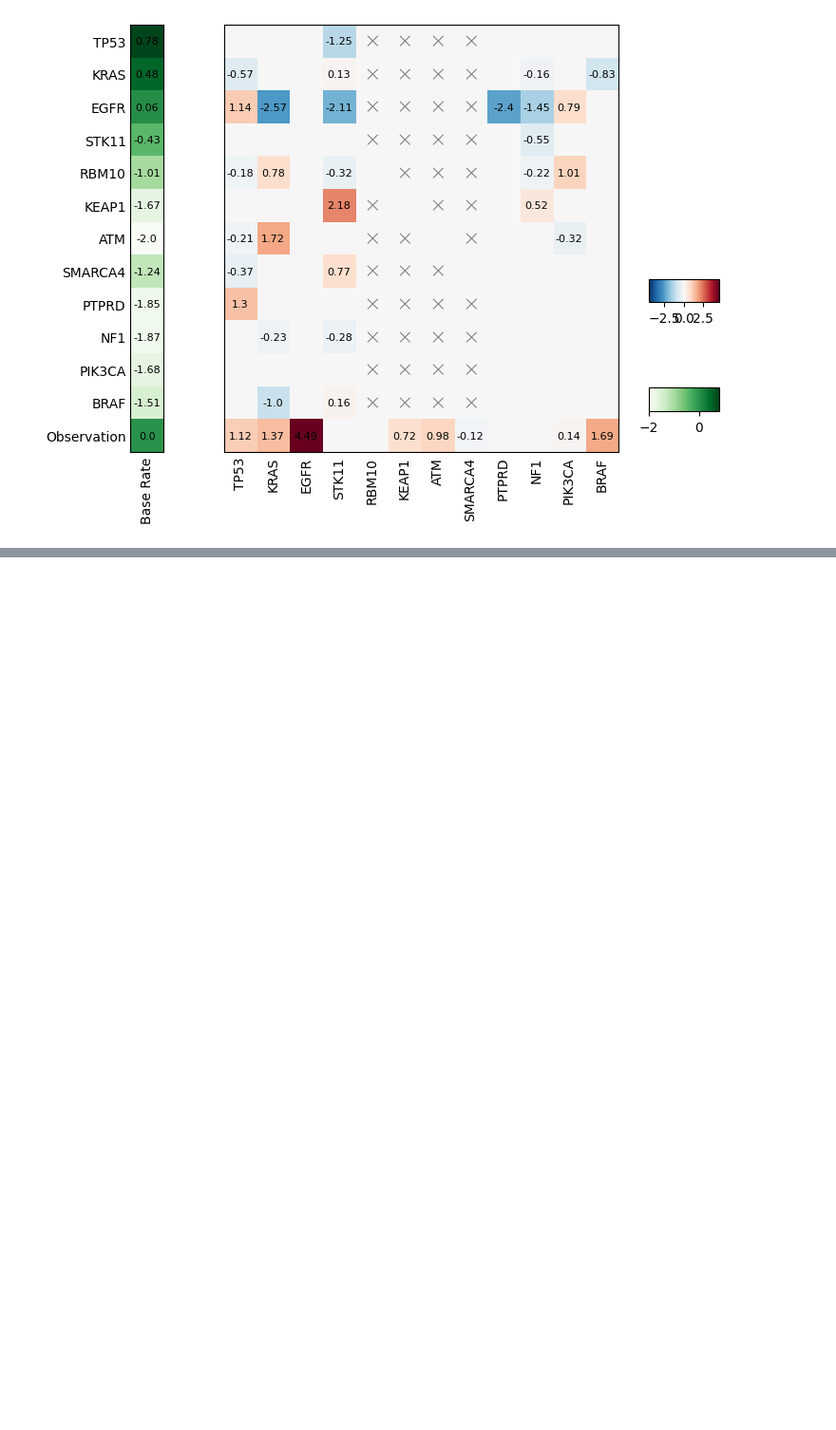
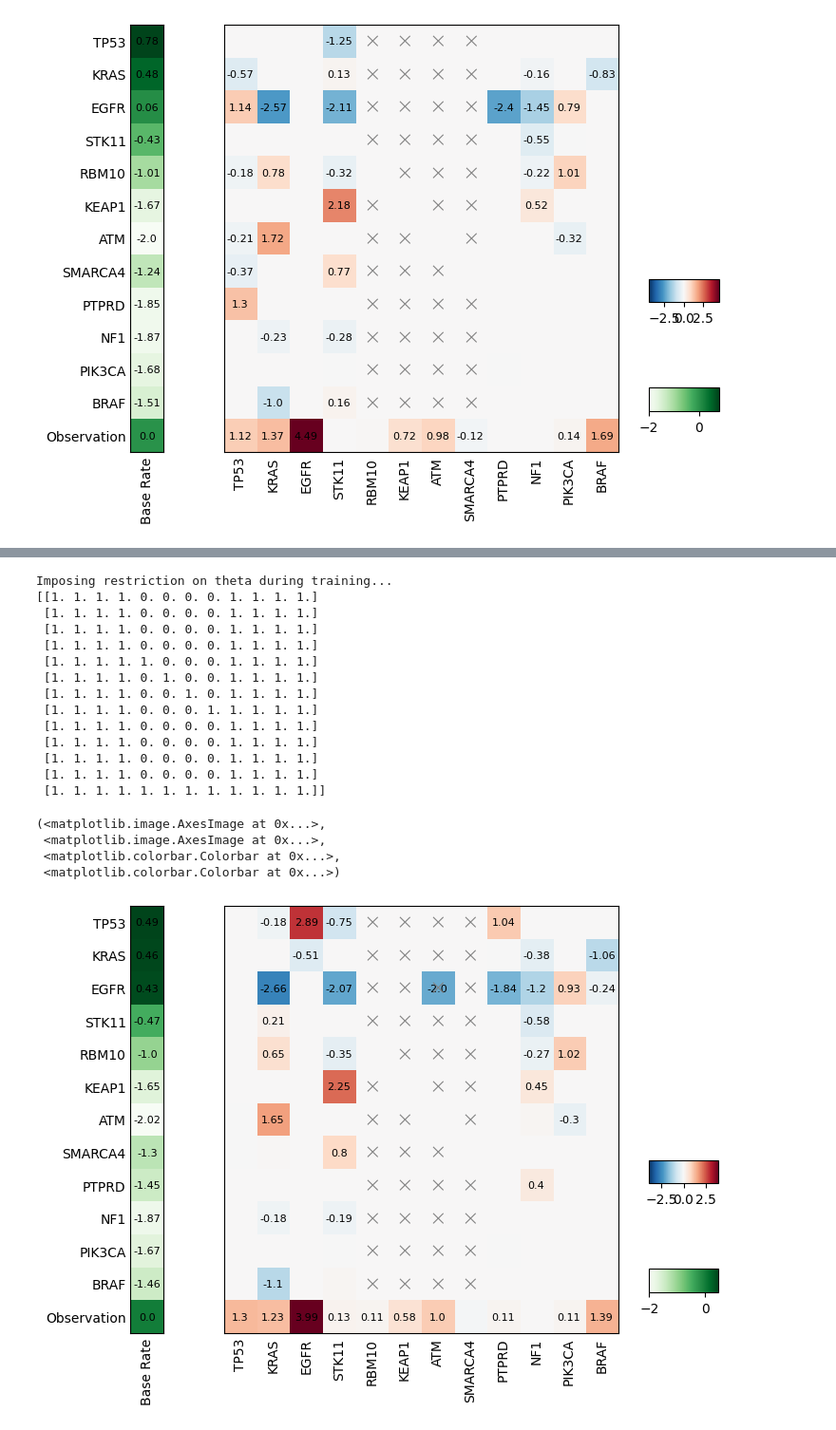
Before and after one commit to MichaelBonart/LearnMHN_TestRepo, a Jupyter notebook: demo/demo_theta-restriction.ipynb, the cells around one changed output, grey strips where cells are left out. Shown: that part at 95% size. Saved outputs shown, nothing was run; the diff lists cells and outputs as text; code cells hidden in the pictures; blank space fills up the shorter version.

Commit message:
included example of restriction with non-default init_theta

```diff
--- a/demo/demo_theta-restriction.ipynb
+++ b/demo/demo_theta-restriction.ipynb
@@ -73,0 +76,35 @@ Imposing restriction on theta during training...
+# %%
+#preparations
+opt2 = Optimizer()
+opt2.load_data_matrix(input_subset)
+opt2.set_penalty(opt2.Penalty.L1)
+
+#setting init_theta
+init_theta=np.zeros((n+1,n))
+init_theta[2,6]=-2              #entry of (EGFR,ATM)
+opt2.set_init_theta(init_theta)
+
+#setting restriction
+opt2.set_restriction(restriction_mask)
+opt2.train(opt_lam)
+opt2.result.plot(overlay_restriction_mask=restriction_mask)
+# %% [output]
+Imposing restriction on theta during training...
+[[1. 1. 1. 1. 0. 0. 0. 0. 1. 1. 1. 1.]
+ [1. 1. 1. 1. 0. 0. 0. 0. 1. 1. 1. 1.]
+ [1. 1. 1. 1. 0. 0. 0. 0. 1. 1. 1. 1.]
+ [1. 1. 1. 1. 0. 0. 0. 0. 1. 1. 1. 1.]
+ [1. 1. 1. 1. 1. 0. 0. 0. 1. 1. 1. 1.]
+ [1. 1. 1. 1. 0. 1. 0. 0. 1. 1. 1. 1.]
+ [1. 1. 1. 1. 0. 0. 1. 0. 1. 1. 1. 1.]
+ [1. 1. 1. 1. 0. 0. 0. 1. 1. 1. 1. 1.]
+ [1. 1. 1. 1. 0. 0. 0. 0. 1. 1. 1. 1.]
+ [1. 1. 1. 1. 0. 0. 0. 0. 1. 1. 1. 1.]
+ [1. 1. 1. 1. 0. 0. 0. 0. 1. 1. 1. 1.]
+ [1. 1. 1. 1. 0. 0. 0. 0. 1. 1. 1. 1.]
+ [1. 1. 1. 1. 1. 1. 1. 1. 1. 1. 1. 1.]]
+(<matplotlib.image.AxesImage at 0x...>,
+ <matplotlib.image.AxesImage at 0x...>,
+ <matplotlib.colorbar.Colorbar at 0x...>,
+ <matplotlib.colorbar.Colorbar at 0x...>)
+[figure, added]
```
Also changed, not shown: parts of 3 cells of this notebook.
